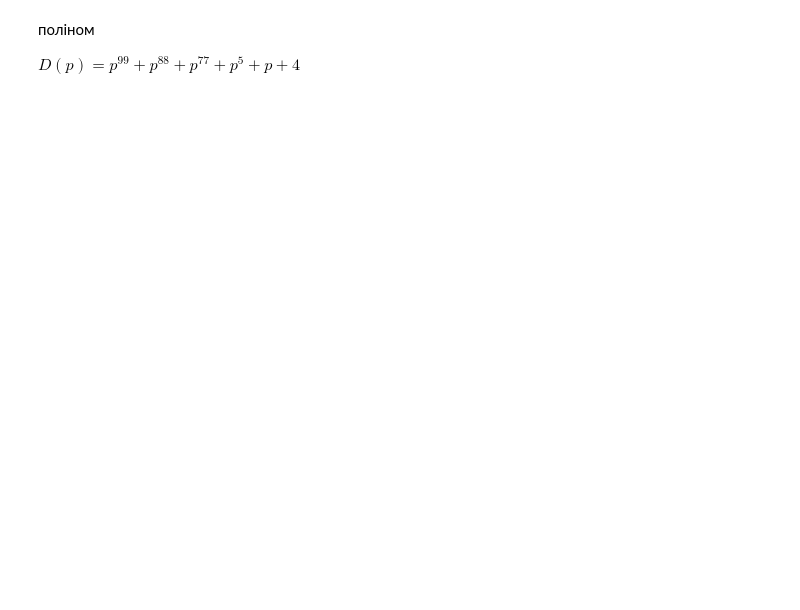
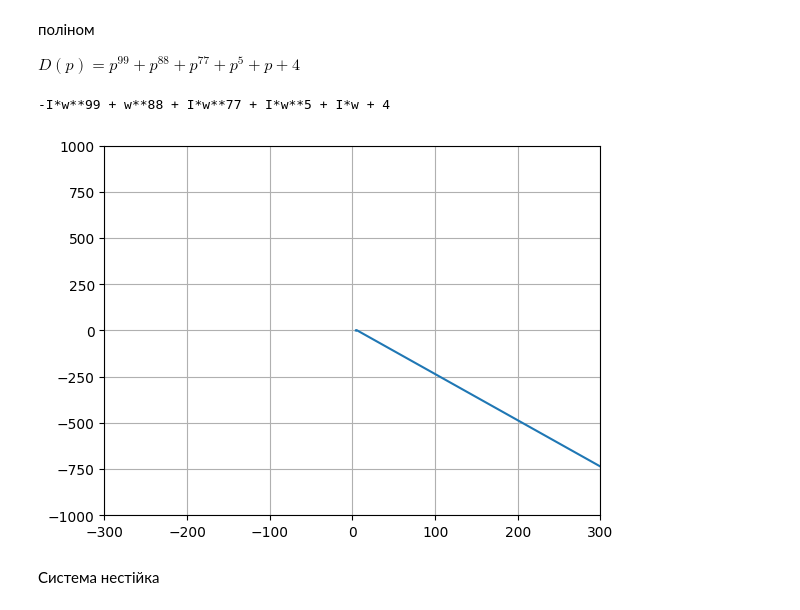
Before and after one commit to user3719431/mathematical_modeling, a Jupyter notebook: lab1/lab1.ipynb, the cells around one changed output. Drawn from its saved outputs; the diff is of its cells as text; code cells hidden in the pictures; blank space fills up the shorter version.

```diff
--- a/lab1/lab1.ipynb
+++ b/lab1/lab1.ipynb
@@ -88,3 +102,26 @@ plt.show()
 поліном
 
 $D(p) = p^{99} + p^{88} + p^{77} + p^{5} + p + 4$
+# %%
+from sympy import *
+w = symbols('w', real=True)
+
+D = pow(I*w, 99) + pow(I*w, 88) + pow(I*w, 77) + pow(I*w, 5) + I*w + 4
+print(D)
+
+D_Re = re(D)
+D_Im = im(D)
+
+
+x=[D_Re.subs({w:n}) for n in np.arange(0,100,0.1)]
+y=[D_Im.subs({w:n}) for n in np.arange(0,100,0.1)]
+
+plt.axis([-300, 300, -1000, 1000])
+plt.plot(x, y)
+plt.grid(True)
+plt.show()
+# %% [output]
+-I*w**99 + w**88 + I*w**77 + I*w**5 + I*w + 4
+[figure, added]
+# %% [markdown]
+Система нестійка
```
Also changed, not shown: parts of 2 cells of this notebook.
